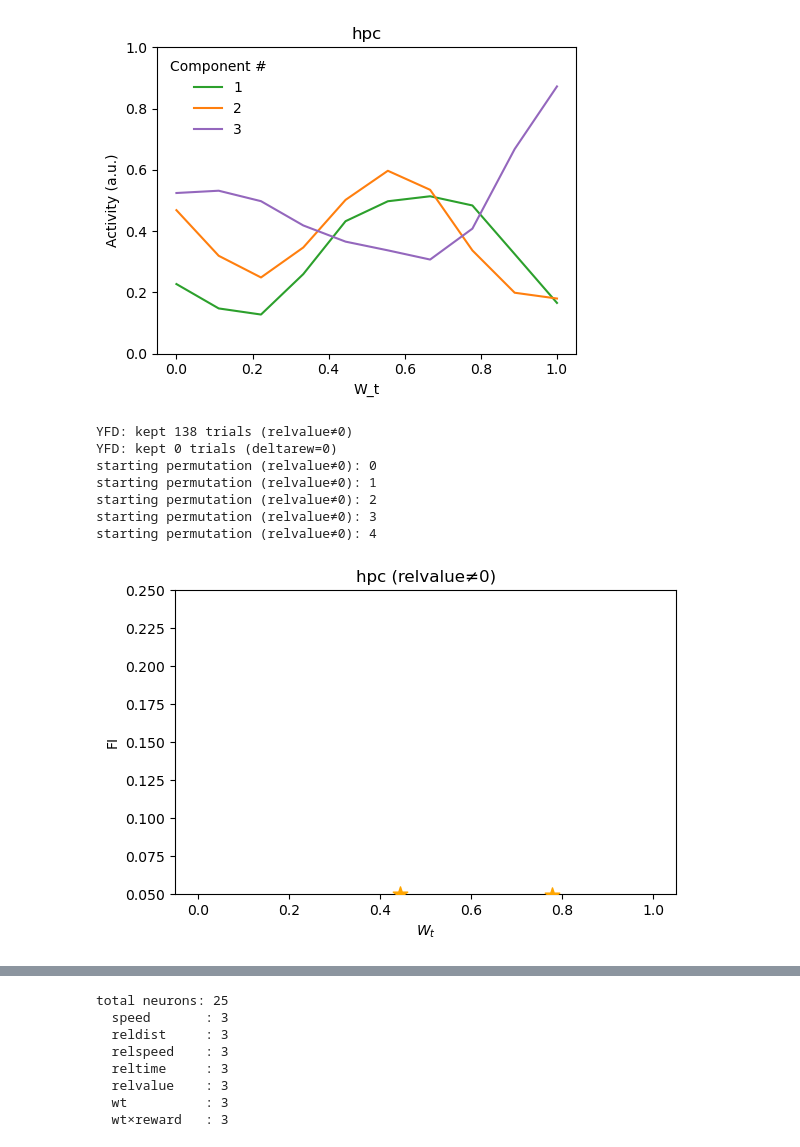
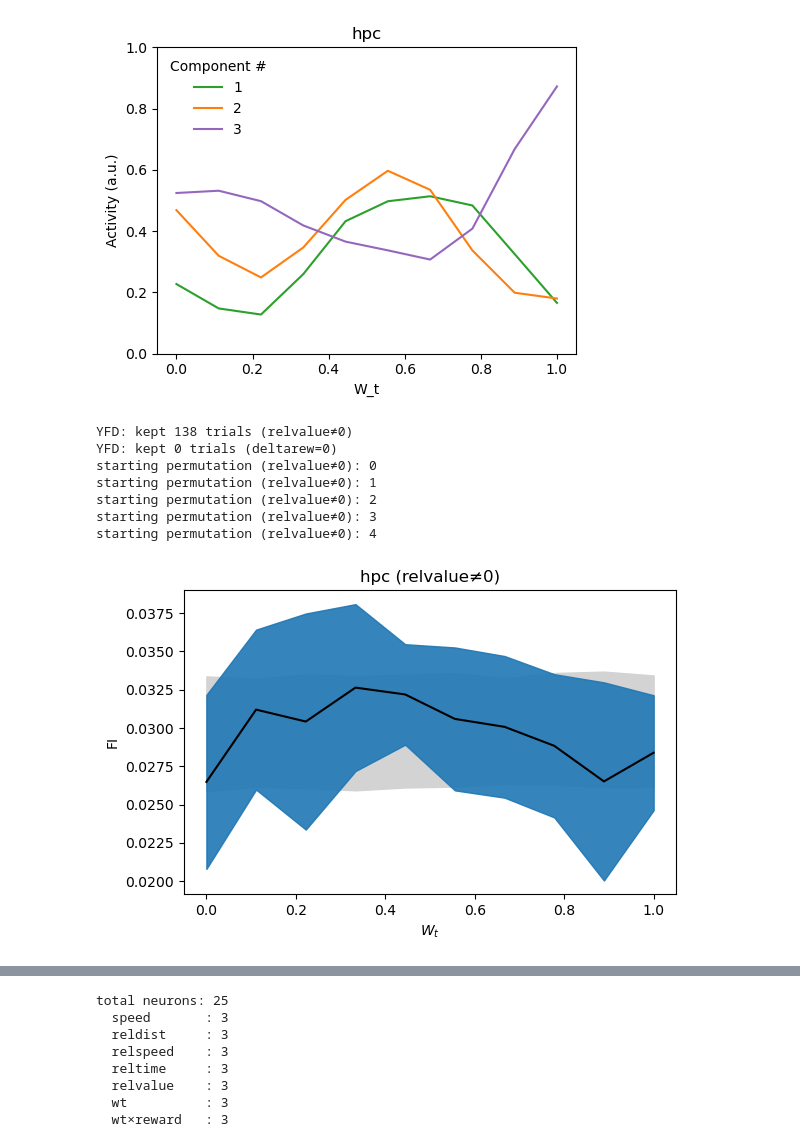
Before and after one commit to BCM-Neurosurgery/PreyPursuit, a Jupyter notebook: plotting/plot_nmf_fi.ipynb, the cells around one changed output, grey strips where cells are left out. Saved outputs shown, nothing was run; the diff lists cells and outputs as text; code cells hidden in the pictures.

```diff
--- a/plotting/plot_nmf_fi.ipynb
+++ b/plotting/plot_nmf_fi.ipynb
@@ -297,7 +297,7 @@ if dat["psth_sess_emu"]:
     ax.set_title(f"{brain_region} (relvalue≠0)")
     ax.set_xlabel(r"$W_t$")
     ax.set_ylabel("FI")
-    ax.set_ylim(0.05, 0.25)
+    #ax.set_ylim(0.05, 0.25)
 
     plt.tight_layout()
     plt.show()
@@ -389,32 +389,32 @@ if datZero["psth_sess_emu"]:
 
     sig_hpc_0 = mu_hpc_0 > null_hi_hpc_0
 
     x = np.linspace(0, 1, mu_hpc_0.size)
 
     fig, ax = plt.subplots(figsize=(6, 4))
     ax.fill_between(x, null_lo_hpc_0, null_hi_hpc_0,
                     color='lightgray', alpha=1.0, zorder=1)
     ax.fill_between(x, mu_hpc_0 - 1.64*sd_hpc_0, mu_hpc_0 + 1.64*sd_hpc_0,
                     color='#1f77b4', alpha=0.9, zorder=2)
     ax.plot(x, mu_hpc_0, 'k', zorder=3)
 
     y_star_hpc_0 = (mu_hpc_0 + 1.64*sd_hpc_0) + 0.003
     ax.scatter(x[sig_hpc_0], y_star_hpc_0[sig_hpc_0],
                marker='*', s=120, color='orange', zorder=5)
 
     ax.set_title(f"{brain_region} (relvalue=0)")
     ax.set_xlabel(r"$W_t$")
     ax.set_ylabel("FI")
-    ax.set_ylim(0.05, 0.25)
+    #ax.set_ylim(0.05, 0.25)
 
     plt.tight_layout()
     plt.show()
 # %% [output]
 YFD: kept 138 trials (relvalue≠0)
 YFD: kept 0 trials (deltarew=0)
 starting permutation (relvalue≠0): 0
 starting permutation (relvalue≠0): 1
 starting permutation (relvalue≠0): 2
 starting permutation (relvalue≠0): 3
 starting permutation (relvalue≠0): 4
-[figure, old version]
+[figure, new version]
```
Also changed, not shown: parts of 3 cells of this notebook, 3 other files.
